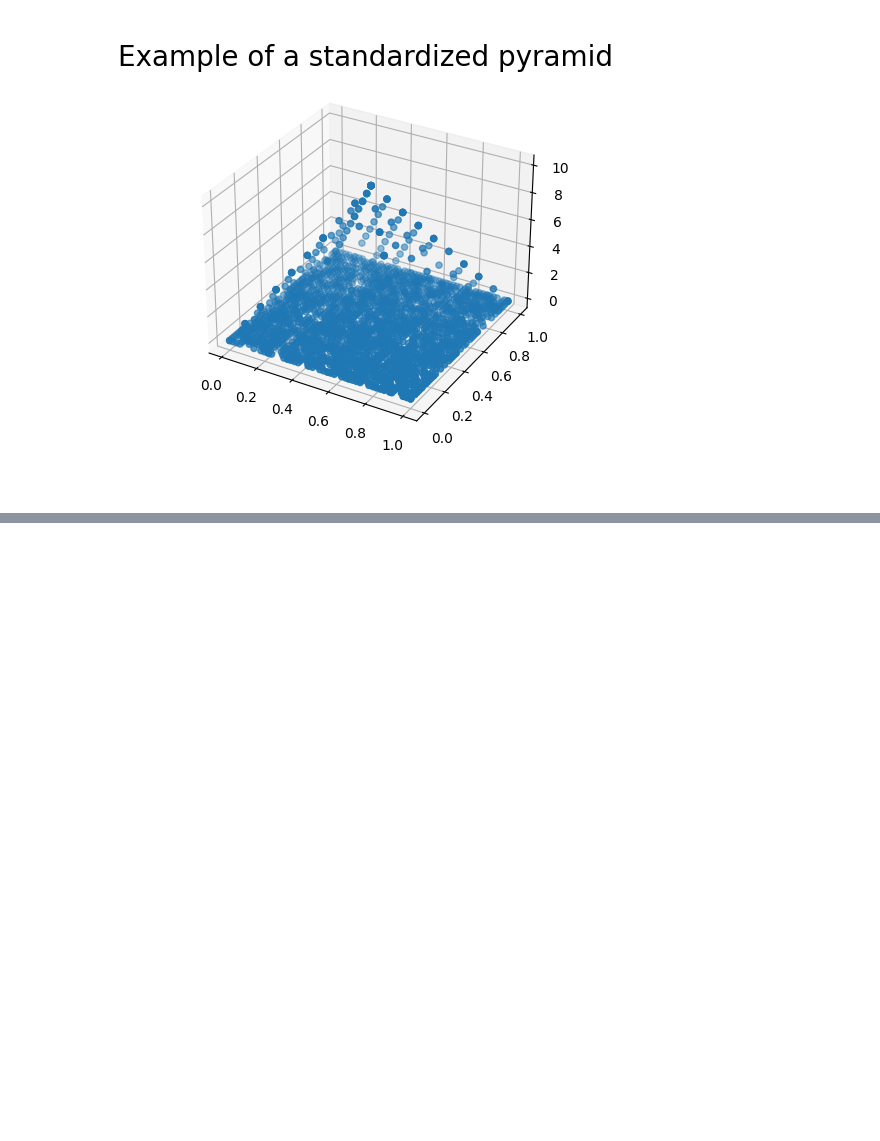
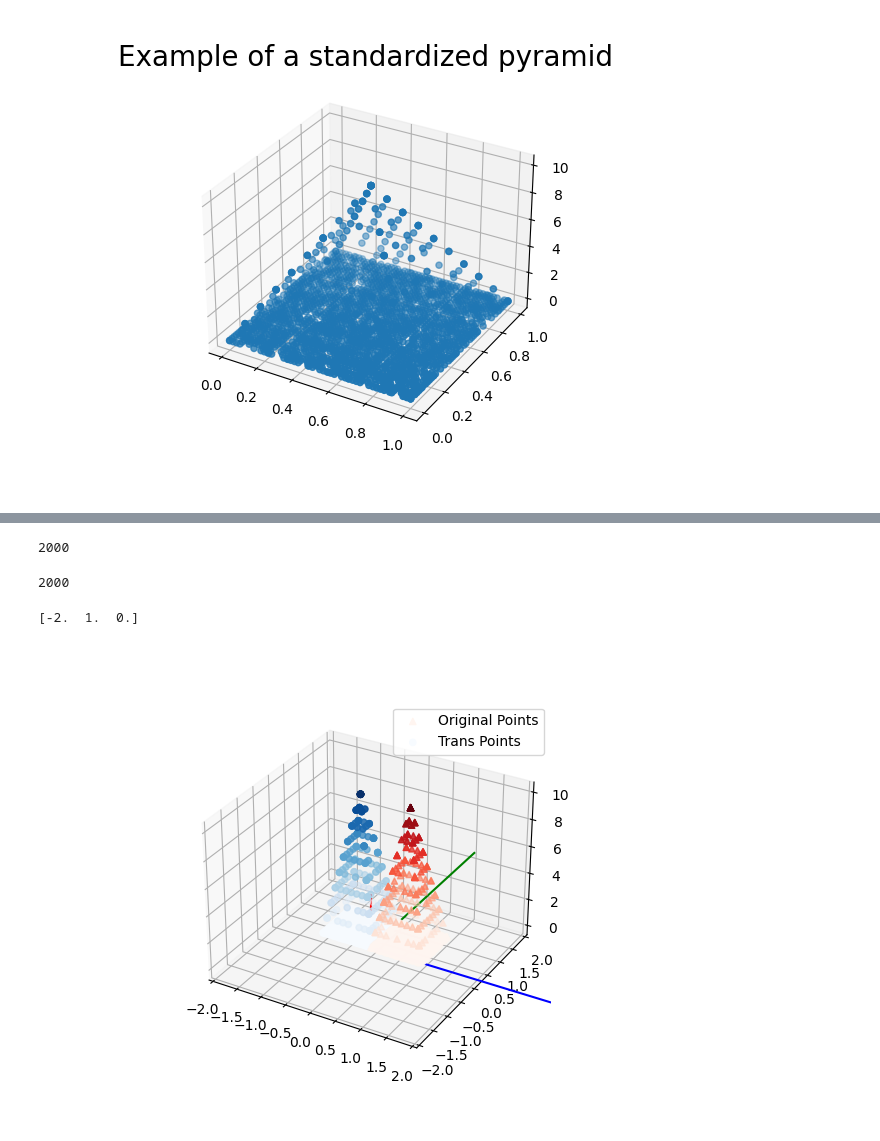
Before and after one commit to bryan0806/icp, a Jupyter notebook: icp_3d.ipynb, the cells around one changed output, grey strips where cells are left out. Cells and saved outputs as stored; diff of their text form; code cells hidden in the pictures; blank space fills up the shorter version.

```diff
--- a/icp_3d.ipynb
+++ b/icp_3d.ipynb
@@ -710,0 +764,74 @@ Text(0.5, 0.92, 'Example of a standardized pyramid')
+# %%
+len(st_pyramid['x'])
+# %% [output]
+2000
+# %%
+len(B_Z_R)
+# %% [output]
+2000
+# %%
+import numpy as np
+import math
+import scipy.linalg as linalg
+import matplotlib as mpl
+from mpl_toolkits.mplot3d import Axes3D
+import matplotlib.pyplot as plt
+
+#旋转矩阵 欧拉角
+def rotate_mat(axis, radian):
+    rot_matrix = linalg.expm(np.cross(np.eye(3), axis / linalg.norm(axis) * radian))
+    return rot_matrix
+# 分别是x,y和z轴,也可以自定义旋转轴
+axis_x, axis_y, axis_z = [1,0,0], [0,1,0], [0, 0, 1]
+rand_axis = [0,0,1]
+#旋转角度
+yaw = math.pi/2 #90度逆時針
+#返回旋转矩阵
+rot_matrix = rotate_mat(rand_axis, yaw)
+#print(rot_matrix)
+# 计算点绕着轴运动后的点
+x = [1,2,0]
+x1 = np.dot(rot_matrix,x)
+# 旋转后的坐标
+print(x1)
+# 计算各轴偏移量
+#print([x1[i]-x[i] for i in range(3)])
+# %% [output]
+[-2.  1.  0.]
+# %%
+B_X_R=[]
+B_Y_R=[]
+B_Z_R=[]
+for x,y,z in zip(st_pyramid['x'],st_pyramid['y'],st_pyramid['z']):
+    position = [x,y,z]
+    x_r, y_r, z_r = np.dot(rot_matrix,position)
+    B_X_R.append(x_r)
+    B_Y_R.append(y_r)
+    B_Z_R.append(z_r)
+
+# 建立 3D 圖形
+fig = plt.figure()
+ax = fig.add_subplot(projection='3d')
+
+# 繪製 3D 座標點
+ax.scatter(st_pyramid['x'], st_pyramid['y'], st_pyramid['z'], c=st_pyramid['z'], cmap='Reds', marker='^', label='Original Points')
+ax.scatter(B_X_R, B_Y_R, B_Z_R, c=B_Z_R, cmap='Blues', marker='o', label='Trans Points')
+
+# 顯示圖例
+ax.legend()
+
+# 顯示圖形
+# some settings
+vleng = 4
+aleng = vleng/3.
+p = np.array([vleng, 0, 0])
+q = np.array([0, vleng, 0])
+r = np.array([0, 0, vleng])
+ax.plot(*np.vstack([[0,0,0], p]).T, color='b')
+ax.set_xlim(-2,2)
+ax.plot(*np.vstack([[0,0,0], q]).T, color='g')
+ax.set_ylim(-2,2)
+ax.plot(*np.vstack([[0,0,0], r]).T, color='r')
+plt.show()
+# %% [output]
+[figure, added]
```
Also changed, not shown: parts of 3 cells of this notebook.
